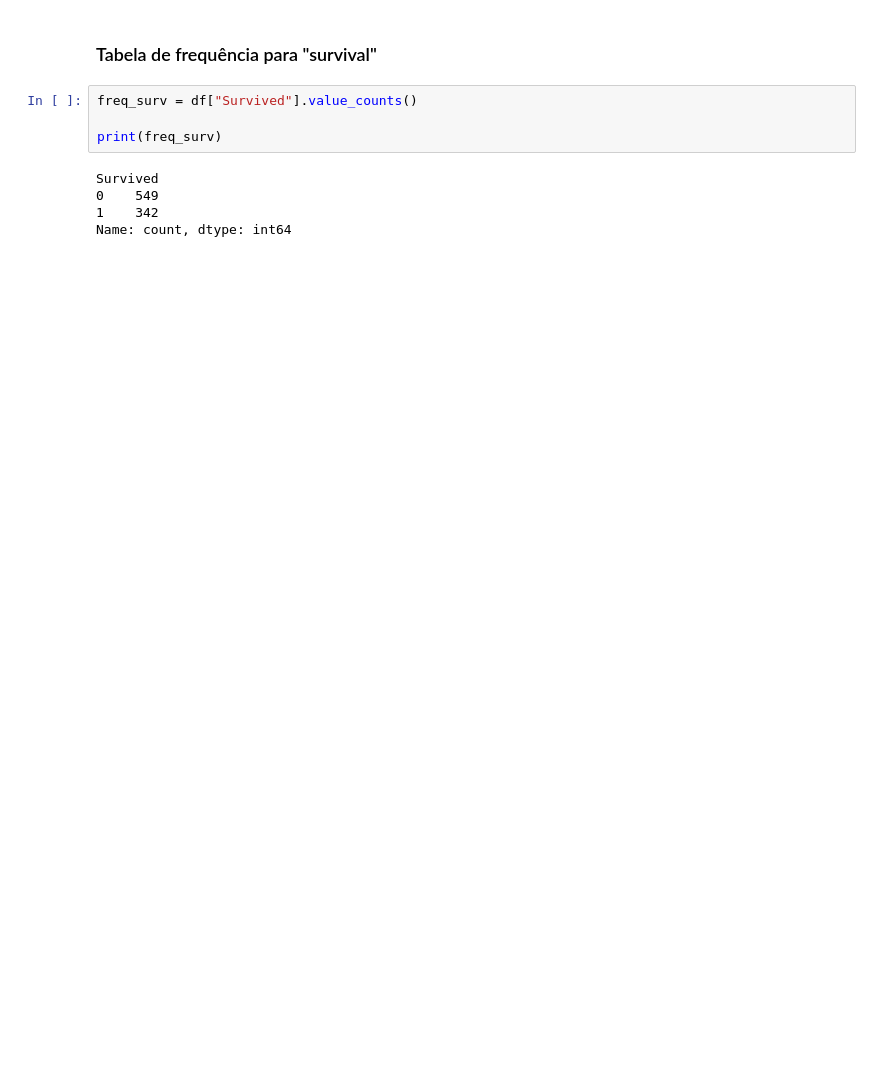
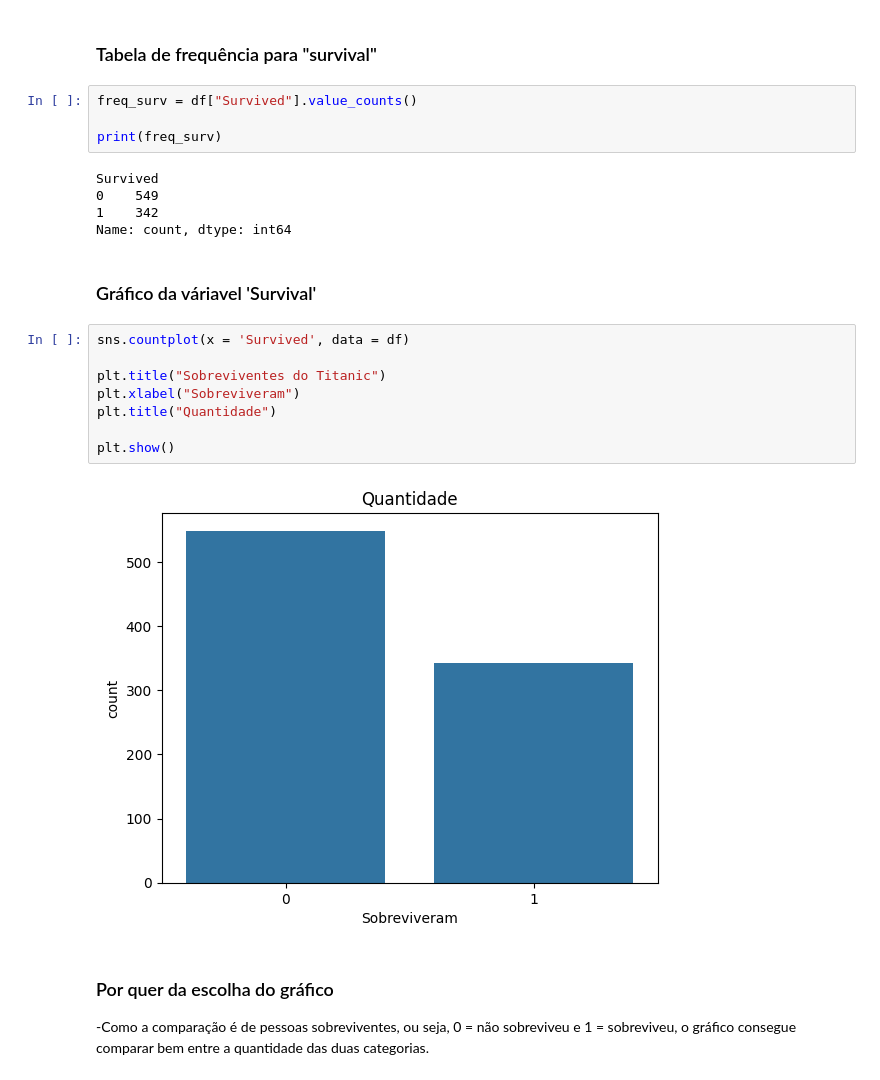
Before and after one commit to Satierf2228/novas-tecnologias, a Jupyter notebook: work/AT5.ipynb, the cells around one changed output. Saved outputs shown, nothing was run; the diff lists cells and outputs as text; blank space fills up the shorter version.

```diff
--- a/work/AT5.ipynb
+++ b/work/AT5.ipynb
@@ -65,3 +65,18 @@ Survived
 0    549
 1    342
 Name: count, dtype: int64
+# %% [markdown]
+### Gráfico da váriavel 'Survival'
+# %%
+sns.countplot(x = 'Survived', data = df)
+
+plt.title("Sobreviventes do Titanic")
+plt.xlabel("Sobreviveram")
+plt.title("Quantidade")
+
+plt.show()
+# %% [output]
+[figure, added]
+# %% [markdown]
+### Por quer da escolha do gráfico
+-Como a comparação é de pessoas sobreviventes, ou seja, 0 = não sobreviveu e 1 = sobreviveu, o gráfico consegue comparar bem entre a quantidade das duas categorias.
```
Also changed, not shown: parts of 11 cells of this notebook.
